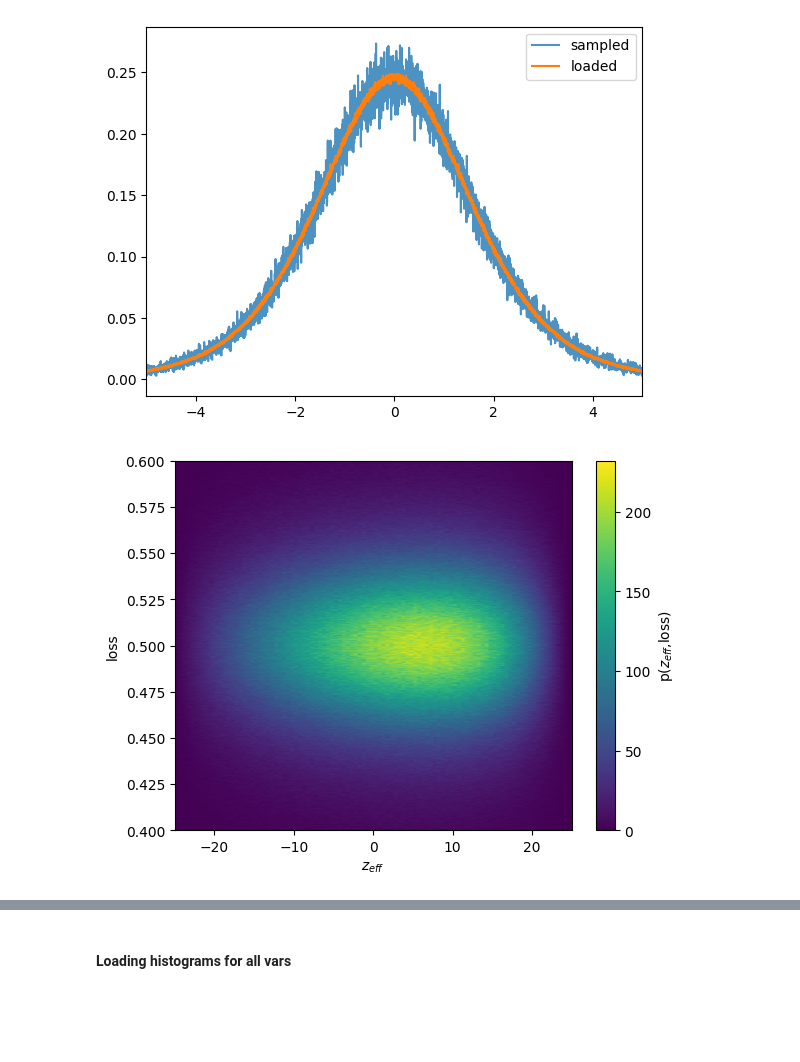
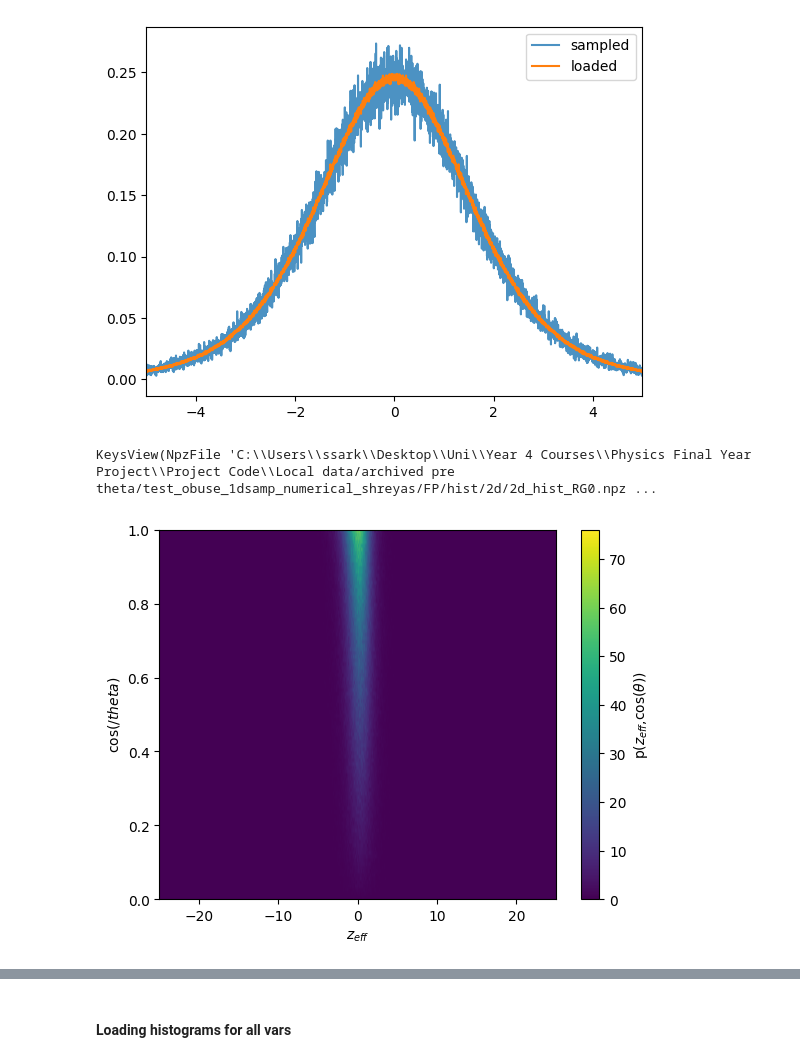
Before and after one commit to Sarkar-shreyas/PX402-RGCC, a Jupyter notebook: qshe_data.ipynb, the cells around one changed output, grey strips where cells are left out. Drawn from its saved outputs; the diff is of its cells as text; code cells hidden in the pictures; blank space fills up the shorter version.

Commit message:
Added further tests for the new theta basis

```diff
--- a/qshe_data.ipynb
+++ b/qshe_data.ipynb
@@ -70,32 +70,34 @@ Took 1 iterations in total.
 Sampled: Mean = 0.0011654680000008355, STD = 1.835207382948407
 [figure]
 # %%
-d = np.load(f"{local_dir}/test_2d_numerical_shreyas/FP/hist/2d/2d_hist_RG9.npz", allow_pickle=True)
-zf = d["z_f"].item()
+d = np.load(f"{local_dir}/archived pre theta/test_obuse_1dsamp_numerical_shreyas/FP/hist/2d/2d_hist_RG0.npz", allow_pickle=True)
+print(d.keys())
+zf = d["z_mix"].item()
 z = d["z"].item()
-f = d["f"].item()
+f = d["mix"].item()
 fig, ax = plt.subplots()
-zf_counts = zf["histval"]
+zf_counts = zf["histval"].T
 image = ax.imshow(
     zf_counts,
     origin="lower",
     extent=(
         z["binedges"][0],
         z["binedges"][-1],
         f["binedges"][0],
         f["binedges"][-1],
     ),
     aspect="auto",
     # norm=LogNorm(
     #     vmin=max(zf_counts.min(), 1e-6),
     #     vmax=zf_counts.max(),
     # ),
 )
 ax.set_xlabel(r"$z_{eff}$")
-ax.set_ylabel("loss")
-ax.set_ylim((0.4, 0.6))
-ax.set_xlim((-25.0, 25.0))
-fig.colorbar(image, ax=ax, label=r"p($z_{eff}$,loss)")
+ax.set_ylabel(r"cos($/theta$)")
+# ax.set_ylim((0.4, 0.6))
+# ax.set_xlim((-7.0, 7.0))
+fig.colorbar(image, ax=ax, label=r"p($z_{eff}$,cos($\theta$))")
 plt.show()
 # %% [output]
+KeysView(NpzFile 'C:\\Users\\ssark\\Desktop\\Uni\\Year 4 Courses\\Physics Final Year Project\\Project Code\\Local data/archived pre theta/test_obuse_1dsamp_numerical_shreyas/FP/hist/2d/2d_hist_RG0.npz ...
-[figure, old version]
+[figure, new version]
```
Also changed, not shown: parts of 19 cells of this notebook.
